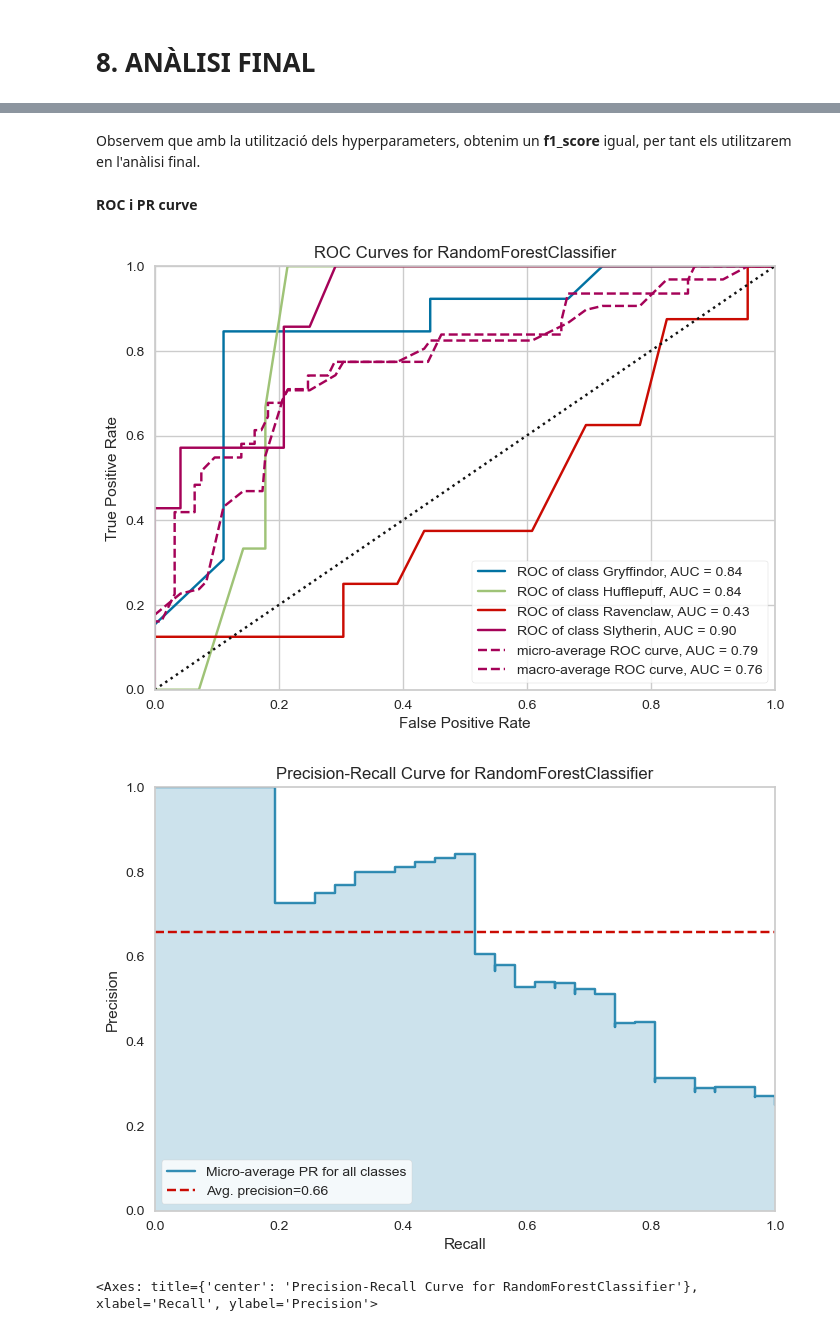
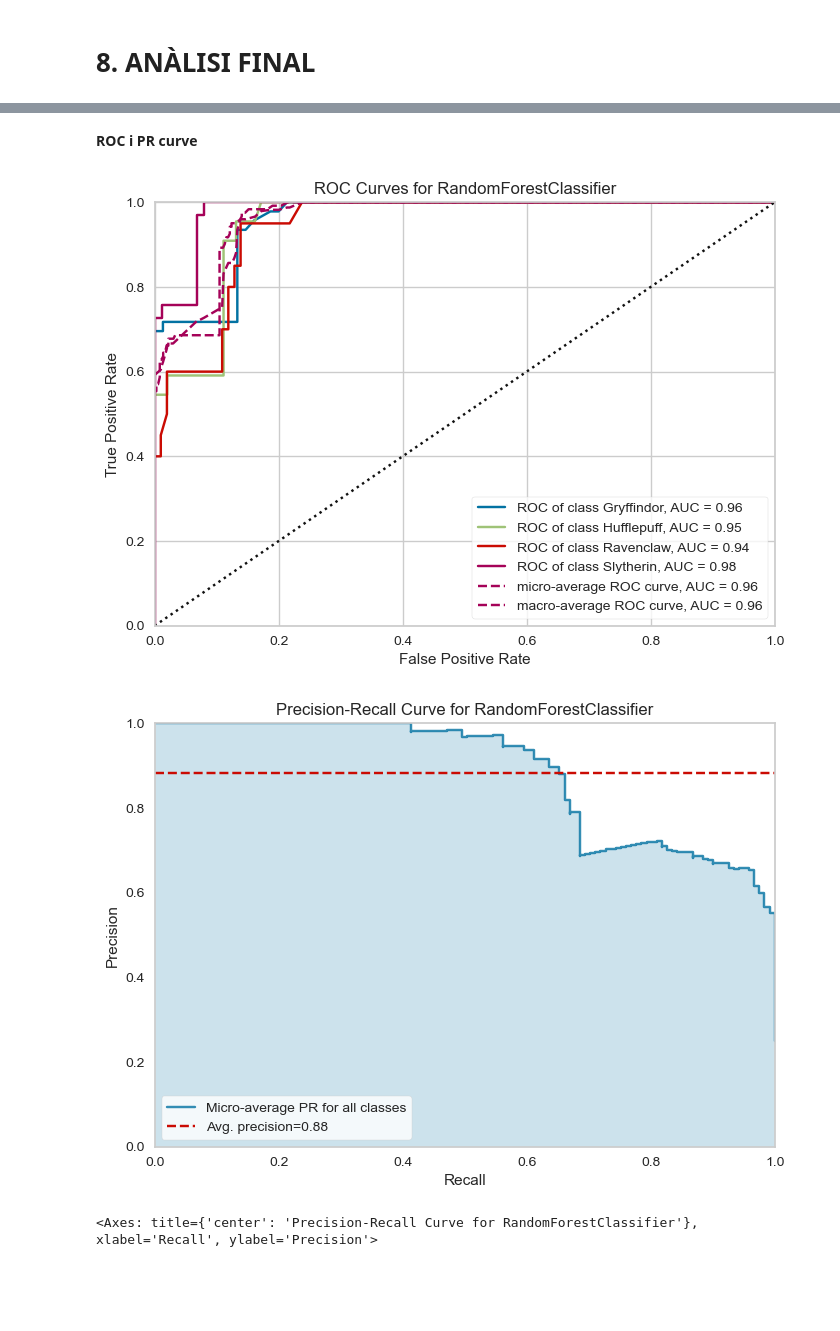
Before and after one commit to HelenaBoneu/HarryPotter, a Jupyter notebook: Harry_Potter.ipynb, the cells around one changed output, grey strips where cells are left out. Saved outputs shown, nothing was run; the diff lists cells and outputs as text; code cells hidden in the pictures; blank space fills up the shorter version.

Commit message:
Commit Anàlisi Final

```diff
--- a/Harry_Potter.ipynb
+++ b/Harry_Potter.ipynb
@@ -1483,16 +1345,18 @@ models=['Logistic Regression', 'SVM', 'Random Forest', 'Gradient Boosting', 'Dec
 f1_scores=[]
 
 models2 = {
-    'Logistic Regression': LogisticRegression(),
+    'Logistic Regression': LogisticRegression(random_state=15),
     'SVM': SVC(),
-    'Random Forest': RandomForestClassifier(),
-    "Gradient Boosting Classifier": GradientBoostingClassifier(),
-    "Decision Tree Classifier": DecisionTreeClassifier()
+    'Random Forest': RandomForestClassifier(random_state=15),
+    "Gradient Boosting Classifier": GradientBoostingClassifier(random_state=15),
+    "Decision Tree Classifier": DecisionTreeClassifier(random_state=15)
 }
+
+y = le.fit_transform(y)
 
 f1_scores=[]
 for name, model in models2.items():
-    scores = cross_val_score(model, X_train_rfe, y_train, cv = StratifiedKFold(n_splits = 5, random_state=1, shuffle=True), scoring = 'f1_micro')
+    scores = cross_val_score(model, X[features_rfe], y, cv = StratifiedKFold(n_splits = 5, random_state=15, shuffle=True), scoring = 'f1_micro')
     print(f'{name}: F1 score mitjana en CV = {scores.mean():.4f}')
     f1_scores.append(scores.mean())
 
@@ -1551,2 +1416,0 @@ RF : F1 score mitjana en CV = 0.6358
-# %% [markdown]
-Observem que amb la utilització dels hyperparameters, obtenim un **f1_score** igual, per tant els utilitzarem en l'anàlisi final.
@@ -1553,32 +1420,29 @@ Observem que amb la utilització dels hyperparameters, obtenim un **f1_score** i
 # %% [markdown]
 **ROC i PR curve**
 # %%
-from yellowbrick.classifier import ROCAUC, PrecisionRecallCurve
-
 df['House'] = le.fit_transform(df['House'])
 
 target = 'House'
 X = df[features_rfe]
 y = df[target]
 
-X_train, X_test, y_train, y_test = train_test_split(X,y,test_size = 0.25, random_state=42)
+model = RandomForestClassifier(max_depth = None, max_features = 'sqrt', min_samples_split = 2, n_estimators = 300, random_state=15)
 
-model = RandomForestClassifier(max_depth = 20, max_features = 'sqrt', min_samples_split = 2, n_estimators = 300)
-
-model.fit(X_train, y_train)
+cv = StratifiedKFold(n_splits=5, shuffle=True, random_state=15)
+y_pred = cross_val_predict(model, X, y, cv=cv)
 
 # Corba ROC
 roc = ROCAUC(model, classes=['Gryffindor', 'Hufflepuff', 'Ravenclaw', 'Slytherin'])
-roc.fit(X_train, y_train)
-roc.score(X_test, y_test)
+roc.fit(X, y)
+roc.score(X, y_pred)
 roc.show()
 
 # Corba PR
 pr = PrecisionRecallCurve(model, classes=['Gryffindor', 'Hufflepuff', 'Ravenclaw', 'Slytherin'])
-pr.fit(X_train, y_train)
-pr.score(X_test, y_test)
+pr.fit(X, y)
+pr.score(X, y_pred)
 pr.show()
 # %% [output]
-[figure, old version]
+[figure, new version]
-[figure, old version]
+[figure, new version]
 <Axes: title={'center': 'Precision-Recall Curve for RandomForestClassifier'}, xlabel='Recall', ylabel='Precision'>
```
Also changed, not shown: parts of 68 cells of this notebook.
